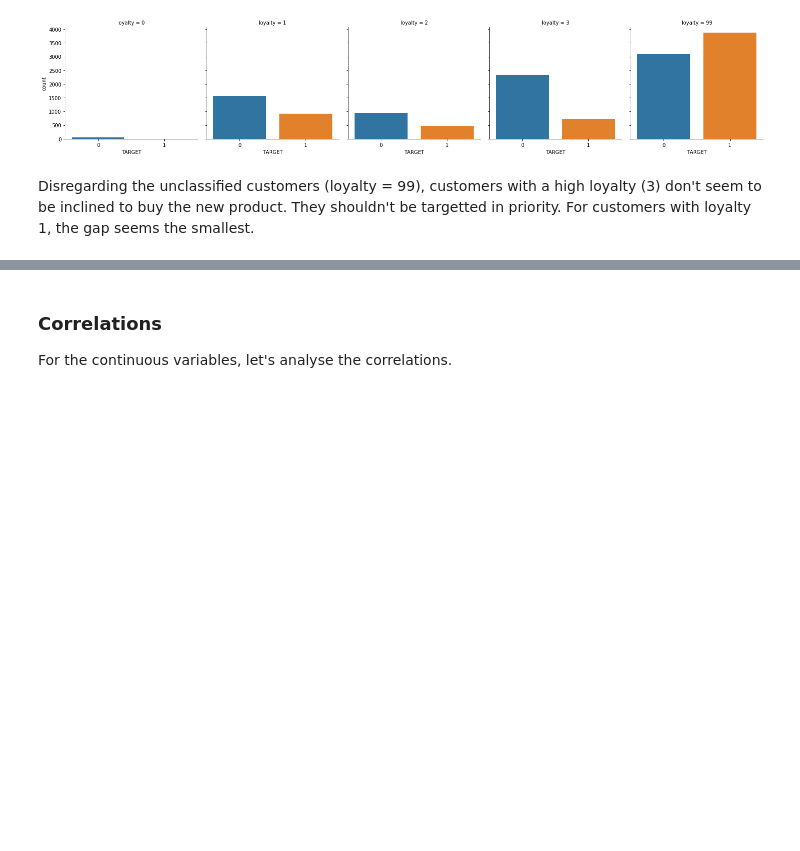
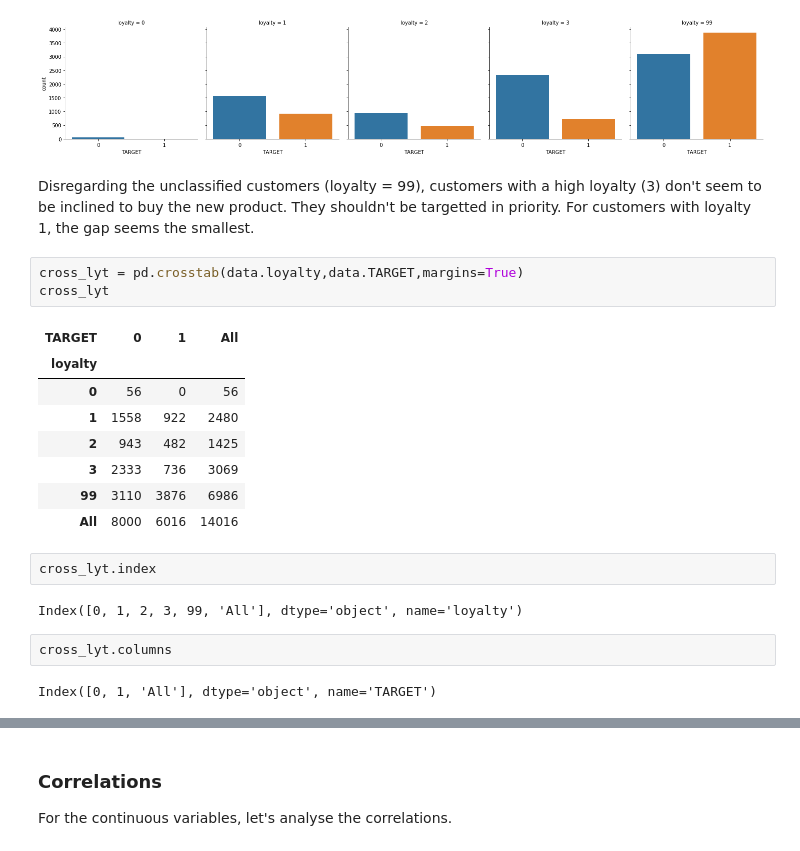
Before and after one commit to cnoza/DataAnalysis, a Jupyter notebook: _Projects/Insurance/Insurance.ipynb, the cells around one changed output, grey strips where cells are left out. Saved outputs shown, nothing was run; the diff lists cells and outputs as text; blank space fills up the shorter version.

```diff
--- a/_Projects/Insurance/Insurance.ipynb
+++ b/_Projects/Insurance/Insurance.ipynb
@@ -493,3 +493,23 @@ sns.factorplot(x='TARGET', col='loyalty', kind='count', data=data)
 [figure]
 # %% [markdown]
 Disregarding the unclassified customers (loyalty = 99), customers with a high loyalty (3) don't seem to be inclined to buy the new product.  They shouldn't be targetted in priority. For customers with loyalty 1, the gap seems the smallest.
+# %%
+cross_lyt = pd.crosstab(data.loyalty,data.TARGET,margins=True)
+cross_lyt
+# %% [output]
+| TARGET | 0 | 1 | All |
+| loyalty |  |  |  |
+| 0 | 56 | 0 | 56 |
+| 1 | 1558 | 922 | 2480 |
+| 2 | 943 | 482 | 1425 |
+| 3 | 2333 | 736 | 3069 |
+| 99 | 3110 | 3876 | 6986 |
+| All | 8000 | 6016 | 14016 |
+# %%
+cross_lyt.index
+# %% [output]
+Index([0, 1, 2, 3, 99, 'All'], dtype='object', name='loyalty')
+# %%
+cross_lyt.columns
+# %% [output]
+Index([0, 1, 'All'], dtype='object', name='TARGET')
```
Also changed, not shown: parts of 11 cells of this notebook.
